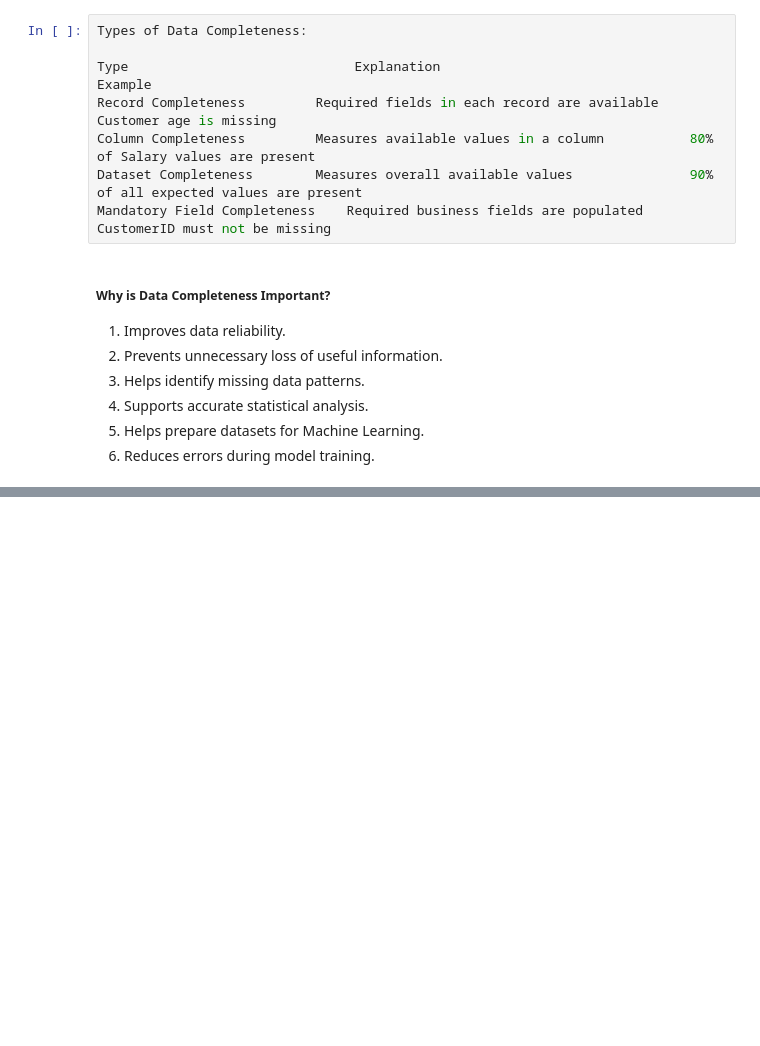
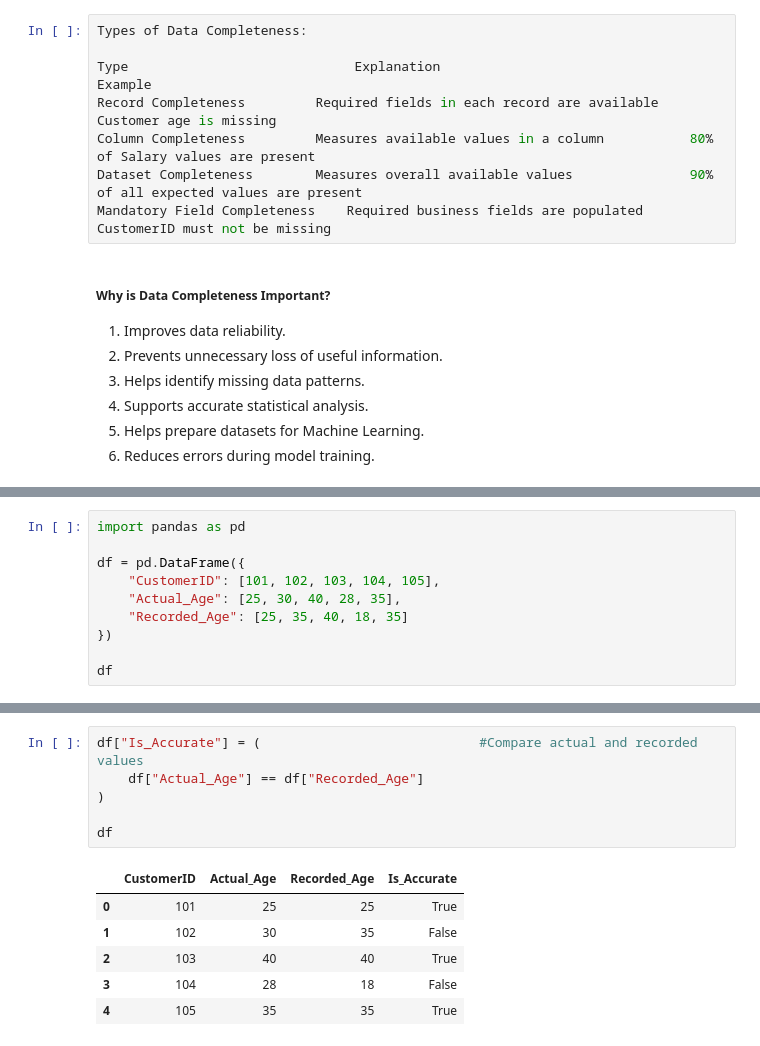
Before and after one commit to upendarreddyadla/Sprint-5-Data-Cleaning-Data-Preprocessing, a Jupyter notebook: 01_Data_Preprocessing_Basics.ipynb, the cells around one changed output, grey strips where cells are left out. Drawn from its saved outputs; the diff is of its cells as text; blank space fills up the shorter version.

```diff
--- a/01_Data_Preprocessing_Basics.ipynb
+++ b/01_Data_Preprocessing_Basics.ipynb
@@ -818,0 +887,10 @@ Mandatory Field Completeness	Required business fields are populated	    Customer
+# %%
+import pandas as pd
+
+df = pd.DataFrame({
+    "CustomerID": [101, 102, 103, 104, 105],
+    "Actual_Age": [25, 30, 40, 28, 35],
+    "Recorded_Age": [25, 35, 40, 18, 35]
+})
+
+df
@@ -818,0 +904,13 @@ Mandatory Field Completeness	Required business fields are populated	    Customer
+# %%
+df["Is_Accurate"] = (                            #Compare actual and recorded values
+    df["Actual_Age"] == df["Recorded_Age"]
+)
+
+df
+# %% [output]
+|  | CustomerID | Actual_Age | Recorded_Age | Is_Accurate |
+| 0 | 101 | 25 | 25 | True |
+| 1 | 102 | 30 | 35 | False |
+| 2 | 103 | 40 | 40 | True |
+| 3 | 104 | 28 | 18 | False |
+| 4 | 105 | 35 | 35 | True |
```
Also changed, not shown: parts of 24 cells of this notebook.
